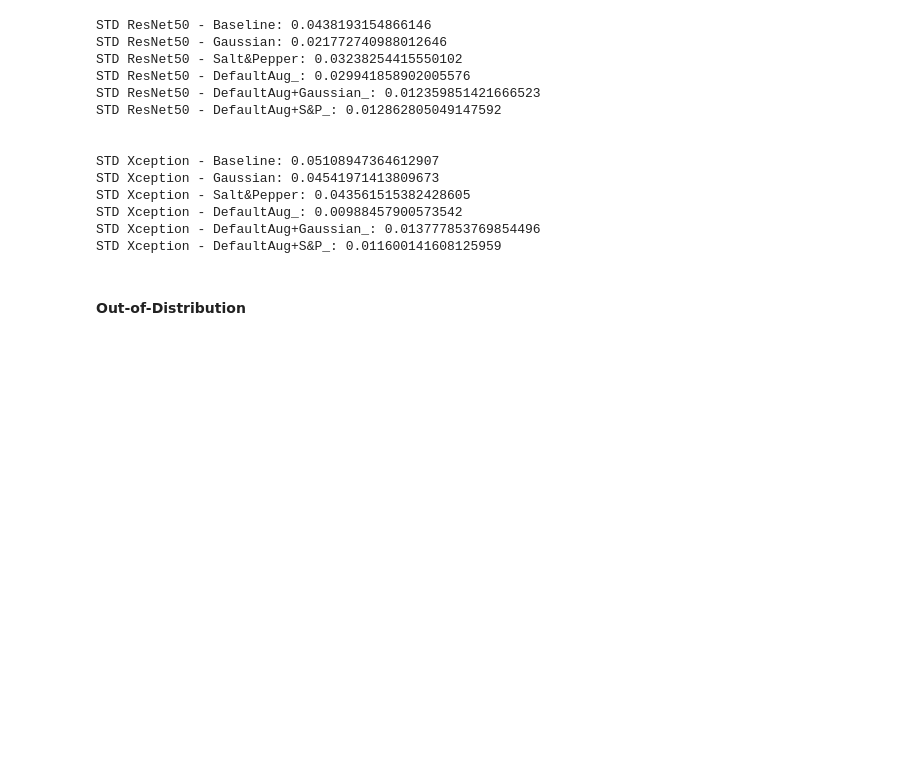
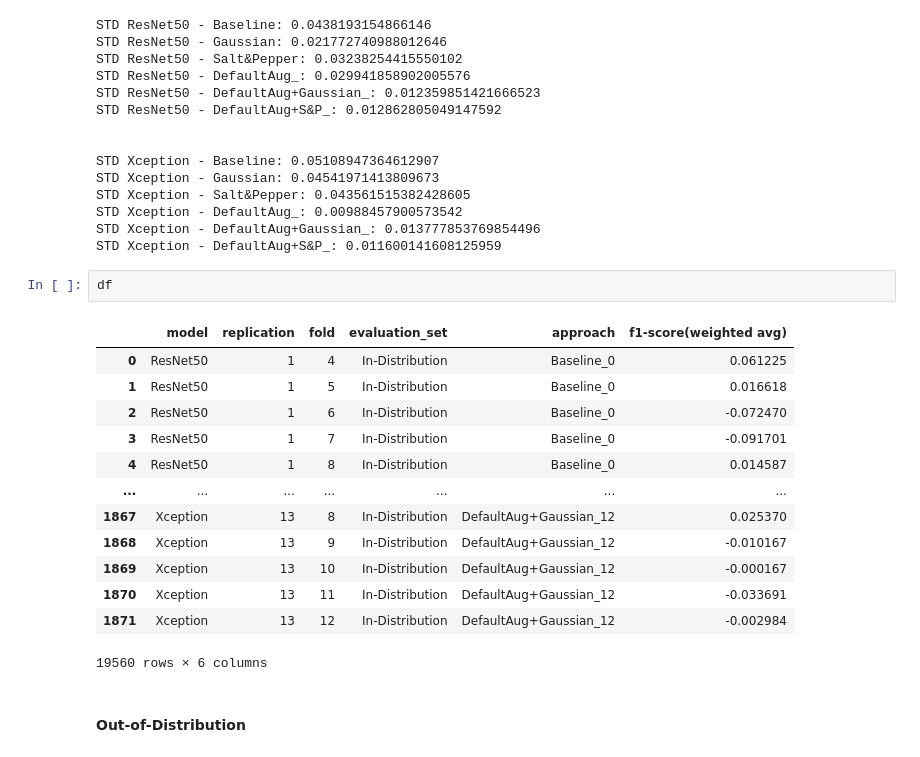
Before and after one commit to vmberto/ni-experiments, a Jupyter notebook: notebooks/miscoverage.ipynb, the cells around one changed output. Saved outputs shown, nothing was run; the diff lists cells and outputs as text; blank space fills up the shorter version.

```diff
--- a/notebooks/miscoverage.ipynb
+++ b/notebooks/miscoverage.ipynb
@@ -239,6 +233,22 @@ STD Xception - Salt&Pepper: 0.043561515382428605
 STD Xception - DefaultAug_: 0.00988457900573542
 STD Xception - DefaultAug+Gaussian_: 0.013777853769854496
 STD Xception - DefaultAug+S&P_: 0.011600141608125959
+# %%
+df
+# %% [output]
+|  | model | replication | fold | evaluation_set | approach | f1-score(weighted avg) |
+| 0 | ResNet50 | 1 | 4 | In-Distribution | Baseline_0 | 0.061225 |
+| 1 | ResNet50 | 1 | 5 | In-Distribution | Baseline_0 | 0.016618 |
+| 2 | ResNet50 | 1 | 6 | In-Distribution | Baseline_0 | -0.072470 |
+| 3 | ResNet50 | 1 | 7 | In-Distribution | Baseline_0 | -0.091701 |
+| 4 | ResNet50 | 1 | 8 | In-Distribution | Baseline_0 | 0.014587 |
+| ... | ... | ... | ... | ... | ... | ... |
+| 1867 | Xception | 13 | 8 | In-Distribution | DefaultAug+Gaussian_12 | 0.025370 |
+| 1868 | Xception | 13 | 9 | In-Distribution | DefaultAug+Gaussian_12 | -0.010167 |
+| 1869 | Xception | 13 | 10 | In-Distribution | DefaultAug+Gaussian_12 | -0.000167 |
+| 1870 | Xception | 13 | 11 | In-Distribution | DefaultAug+Gaussian_12 | -0.033691 |
+| 1871 | Xception | 13 | 12 | In-Distribution | DefaultAug+Gaussian_12 | -0.002984 |
+19560 rows × 6 columns
 # %% [markdown]
 #### Out-of-Distribution
 # %%
```
Also changed, not shown: parts of 2 cells of this notebook, 2 other files.
